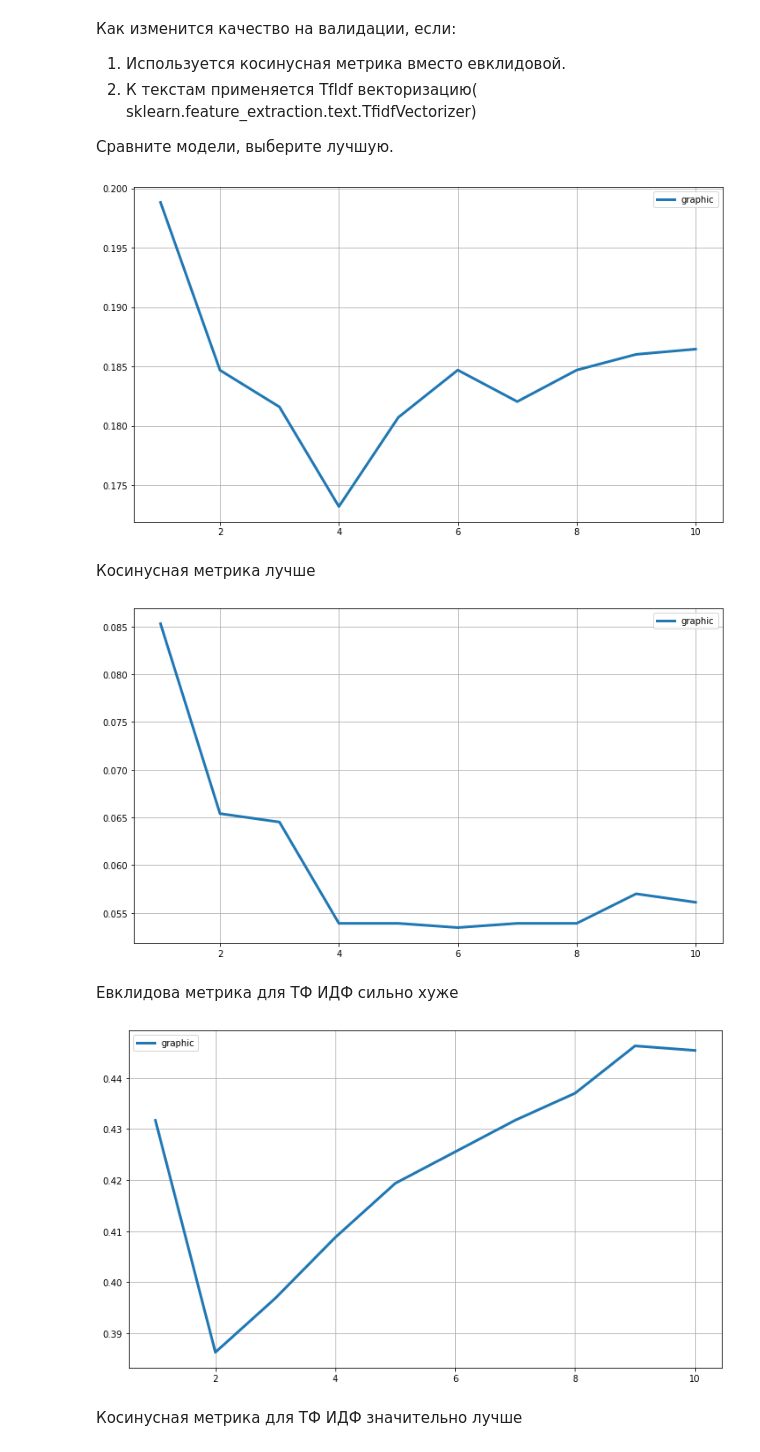
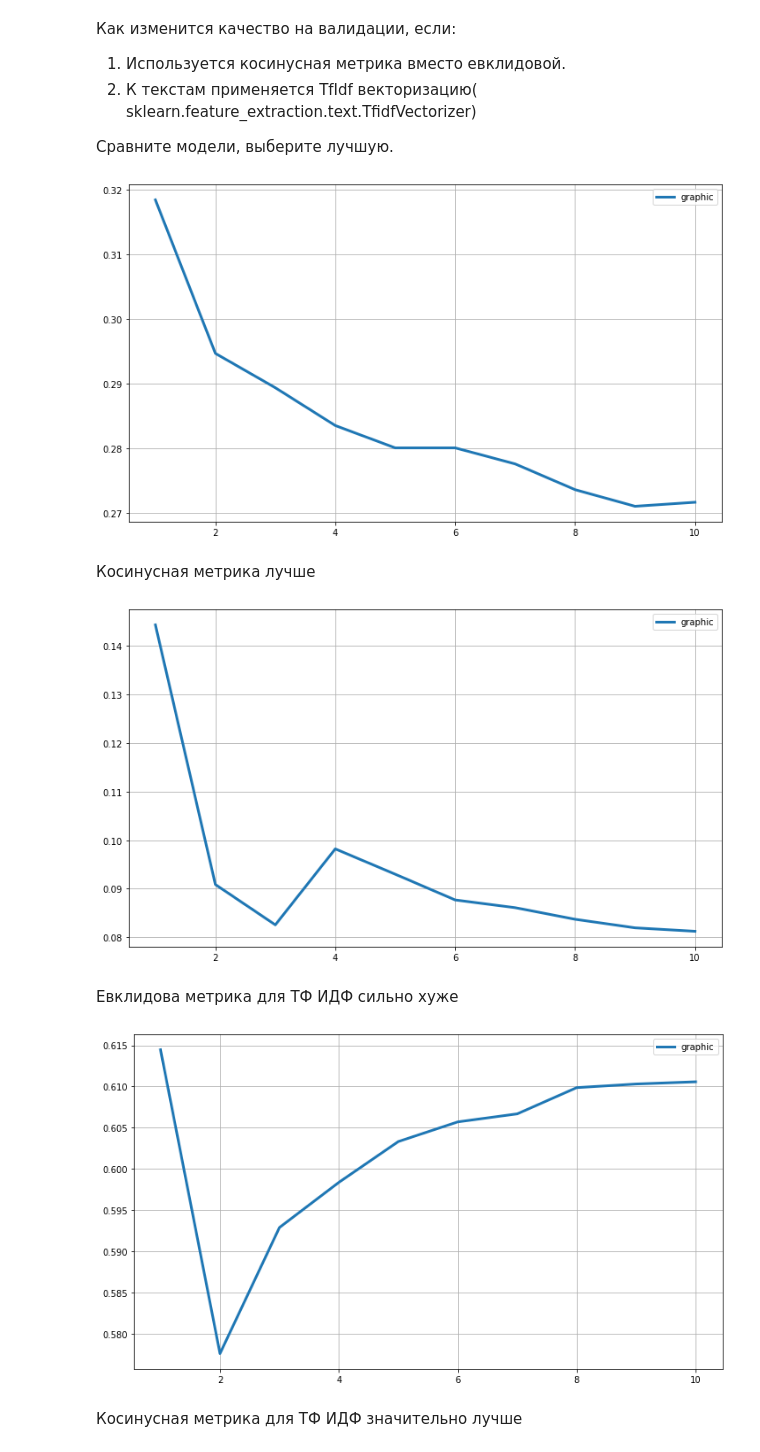
Before and after one commit to soft-suroleb/msu_ml_spring_2022, a Jupyter notebook: knn/bozin_hw1.ipynb, the cells around one changed output. Cells and saved outputs as stored; diff of their text form; code cells hidden in the pictures.

```diff
--- a/knn/bozin_hw1.ipynb
+++ b/knn/bozin_hw1.ipynb
@@ -174,7 +172,7 @@ X_word_test = vectorizer.fit_transform(X_test)
 *Так мы получили векторное представление наших текстов. Значит можно приступать к задаче обучения модели*
 # %%
 clf = KNeighborsClassifier(n_neighbors=5)
-clf.fit(X_word_train, y_train)
+clf.fit(X_data, target)
 # %% [output]
 KNeighborsClassifier()
 # %% [markdown]
@@ -189,10 +187,10 @@ cross_validate(clf, X_word_test, y_test, cv=3)['test_score'].mean()
 # %%
 y = []
 score_best = 0
-for i in range(1, 11):
+for i in tqdm(range(1, 11)):
     clf = KNeighborsClassifier(n_neighbors=i)
-    clf.fit(X_word_train, y_train)
-    y.append(cross_validate(clf, X_word_test, y_test, cv=3)['test_score'].mean())
+    clf.fit(X_data, target)
+    y.append(cross_validate(clf, X_data, target, cv=3)['test_score'].mean())
     if y[-1] > score_best:
         score_best = y[-1]
         clf_best = clf
@@ -214,47 +212,46 @@ plt.grid(True)
 Сравните модели, выберите лучшую.
 # %%
 y = []
-for i in range(1, 11):
+for i in tqdm(range(1, 11)):
     clf = KNeighborsClassifier(n_neighbors=i, metric='cosine')
-    clf.fit(X_word_train, y_train)
-    y.append(cross_validate(clf, X_word_test, y_test, cv=3)['test_score'].mean())
+    clf.fit(X_data, target)
+    y.append(cross_validate(clf, X_data, target, cv=3)['test_score'].mean())
 plt.figure(figsize=(12, 7))
 plt.plot(x, y, label='graphic', lw=3)
 plt.legend()
 plt.grid(True)
 # %% [output]
-[figure, old version]
+[figure, new version]
 # %% [markdown]
 Косинусная метрика лучше
 # %%
 tfidf_transformer = TfidfTransformer()
-X_train_tfidf = tfidf_transformer.fit_transform(X_word_train)
-X_test_tfidf = tfidf_transformer.fit_transform(X_word_test)
+X_tfidf = tfidf_transformer.fit_transform(X_data)
 y = []
-for i in range(1, 11):
+for i in tqdm(range(1, 11)):
     clf = KNeighborsClassifier(n_neighbors=i)
-    clf.fit(X_train_tfidf, y_train)
-    y.append(cross_validate(clf, X_test_tfidf, y_test, cv=3)['test_score'].mean())
+    clf.fit(X_tfidf, target)
+    y.append(cross_validate(clf, X_tfidf, target, cv=3)['test_score'].mean())
 plt.figure(figsize=(12, 7))
 plt.plot(x, y, label='graphic', lw=3)
 plt.legend()
 plt.grid(True)
 # %% [output]
-[figure, old version]
+[figure, new version]
 # %% [markdown]
 Евклидова метрика для ТФ ИДФ сильно хуже
 # %%
 y = []
-for i in range(1, 11):
+for i in tqdm(range(1, 11)):
     clf = KNeighborsClassifier(n_neighbors=i, metric='cosine')
-    clf.fit(X_train_tfidf, y_train)
-    y.append(cross_validate(clf, X_test_tfidf, y_test, cv=3)['test_score'].mean())
+    clf.fit(X_tfidf, target)
+    y.append(cross_validate(clf, X_tfidf, target, cv=3)['test_score'].mean())
 plt.figure(figsize=(12, 7))
 plt.plot(x, y, label='graphic', lw=3)
 plt.legend()
 plt.grid(True)
 # %% [output]
-[figure, old version]
+[figure, new version]
 # %% [markdown]
 Косинусная метрика для ТФ ИДФ значительно лучше
 # %% [markdown]
```
Also changed, not shown: parts of 8 cells of this notebook.
